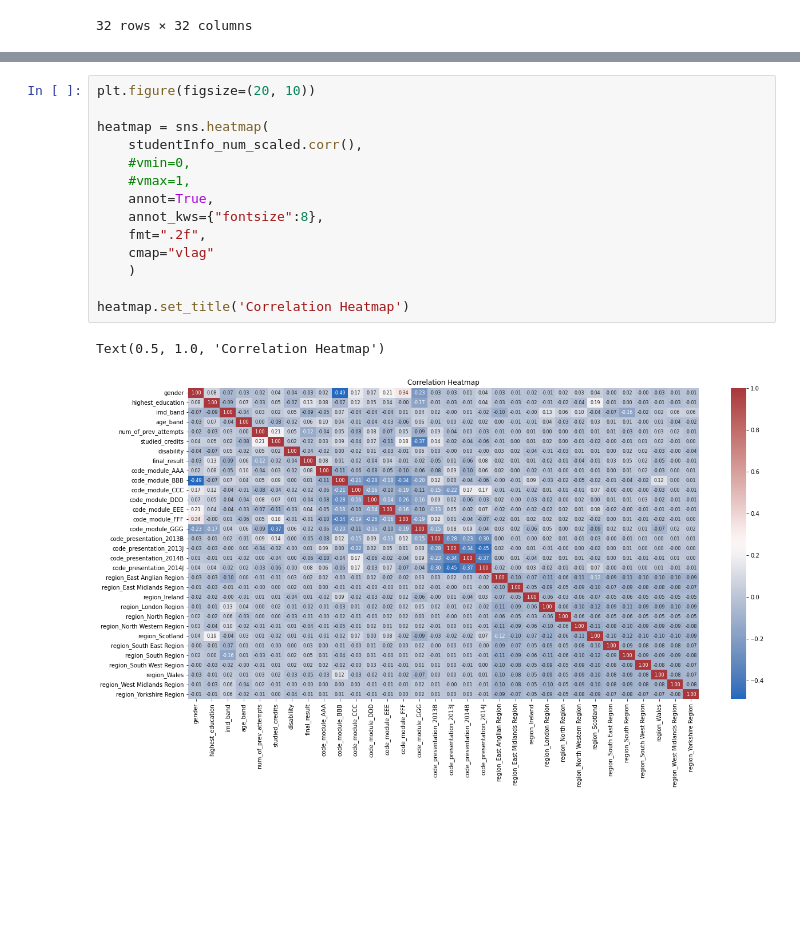
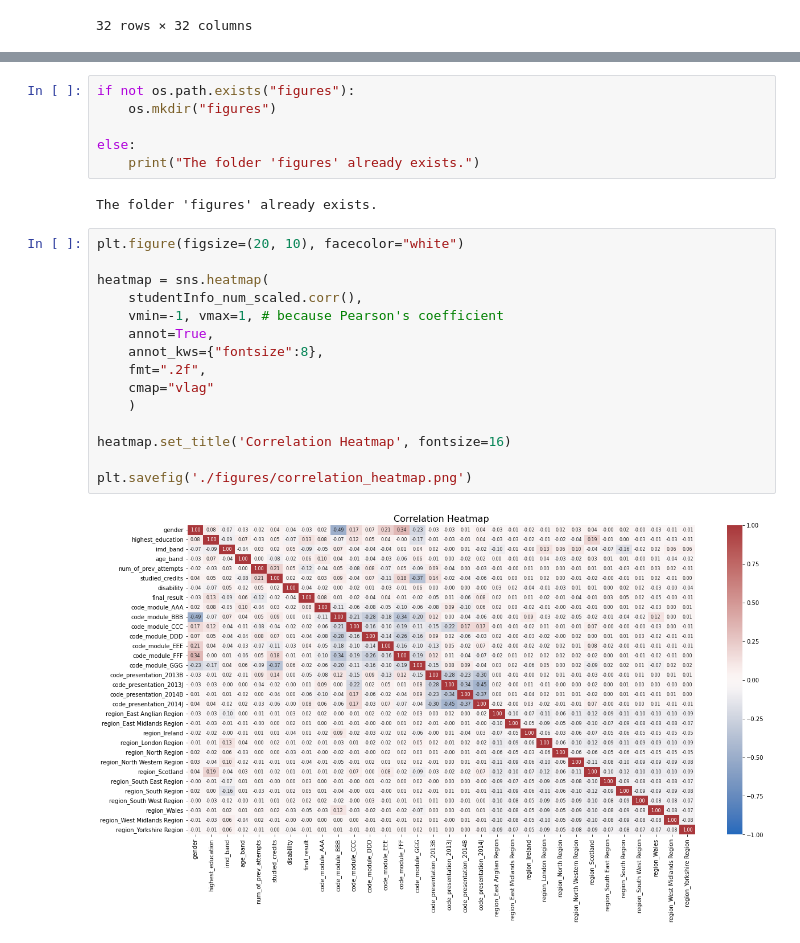
Before and after one commit to melinaverger/MADD, a Jupyter notebook: features_analysis.ipynb, the cells around one changed output, grey strips where cells are left out. Drawn from its saved outputs; the diff is of its cells as text; blank space fills up the shorter version.

```diff
--- a/features_analysis.ipynb
+++ b/features_analysis.ipynb
@@ -67,17 +56,25 @@ studentInfo_num_scaled.corr().describe()
+# %%
+if not os.path.exists("figures"):
+    os.mkdir("figures")
+
+else:
+    print("The folder 'figures' already exists.")
+# %% [output]
+The folder 'figures' already exists.
 # %%
-plt.figure(figsize=(20, 10))
+plt.figure(figsize=(20, 10), facecolor="white")
 
 heatmap = sns.heatmap(
     studentInfo_num_scaled.corr(),
-    #vmin=0,
-    #vmax=1,
+    vmin=-1, vmax=1, # because Pearson's coefficient
     annot=True,
     annot_kws={"fontsize":8},
     fmt=".2f",
     cmap="vlag"
     )
 
-heatmap.set_title('Correlation Heatmap')
+heatmap.set_title('Correlation Heatmap', fontsize=16)
+
+plt.savefig('./figures/correlation_heatmap.png')
 # %% [output]
-Text(0.5, 1.0, 'Correlation Heatmap')
-[figure, old version]
+[figure, new version]
```
Also changed, not shown: parts of 11 cells of this notebook, 5 other files.
